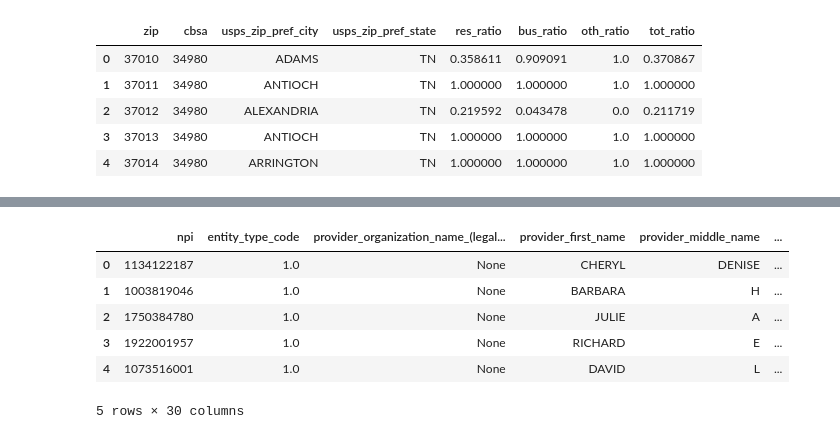
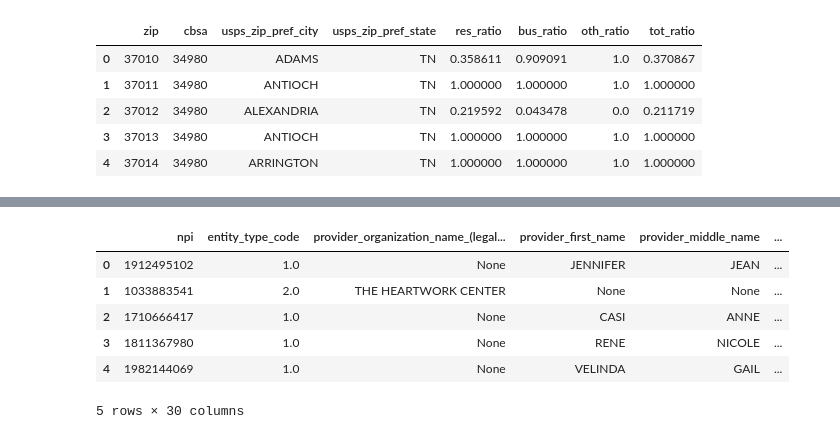
Before and after one commit to ballir27/hop-team-healthcare-providers, a Jupyter notebook: AB-Nash_Providers.ipynb, the cells around one changed output, grey strips where cells are left out. Saved outputs shown, nothing was run; the diff lists cells and outputs as text; code cells hidden in the pictures.

```diff
--- a/AB-Nash_Providers.ipynb
+++ b/AB-Nash_Providers.ipynb
@@ -80,16 +80,12 @@ zip_cbsa_sqlite.head()
 start = time.time()
 
 query = '''
-WITH dig5zip_npi AS(
-SELECT *, CAST(SUBSTR(provider_business_practice_location_address_postal_code,1,5) AS INT) AS zip
-FROM npi)
-
 SELECT *
-FROM dig5zip_npi
+FROM npi
 INNER JOIN zip_cbsa
 USING(zip)
 INNER JOIN taxonomy
-ON taxonomy.code = dig5zip_npi.healthcare_provider_taxonomy_code
+ON taxonomy.code = npi.healthcare_provider_taxonomy_code
 WHERE cbsa = 34980
 '''
 with sqlite3.connect('data/hop_teaming.sqlite') as db:
@@ -105,10 +101,10 @@ The query took 515.3911075592041 seconds to run
 (50631, 30)
 |  | npi | entity_type_code | provider_organization_name_(legal... | provider_first_name | provider_middle_name | ... |
-| 0 | 1134122187 | 1.0 | None | CHERYL | DENISE | ... |
-| 1 | 1003819046 | 1.0 | None | BARBARA | H | ... |
-| 2 | 1750384780 | 1.0 | None | JULIE | A | ... |
-| 3 | 1922001957 | 1.0 | None | RICHARD | E | ... |
-| 4 | 1073516001 | 1.0 | None | DAVID | L | ... |
+| 0 | 1912495102 | 1.0 | None | JENNIFER | JEAN | ... |
+| 1 | 1033883541 | 2.0 | THE HEARTWORK CENTER | None | None | ... |
+| 2 | 1710666417 | 1.0 | None | CASI | ANNE | ... |
+| 3 | 1811367980 | 1.0 | None | RENE | NICOLE | ... |
+| 4 | 1982144069 | 1.0 | None | VELINDA | GAIL | ... |
 5 rows × 30 columns
 # %%
 start = time.time()
```
Also changed, not shown: parts of 3 cells of this notebook.
